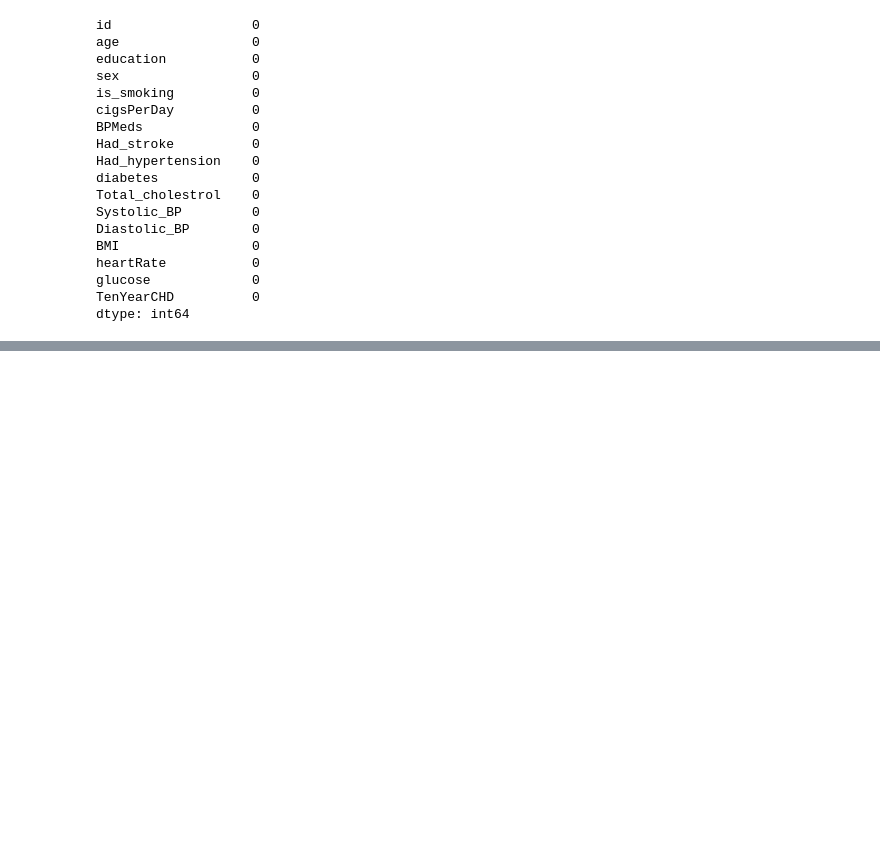
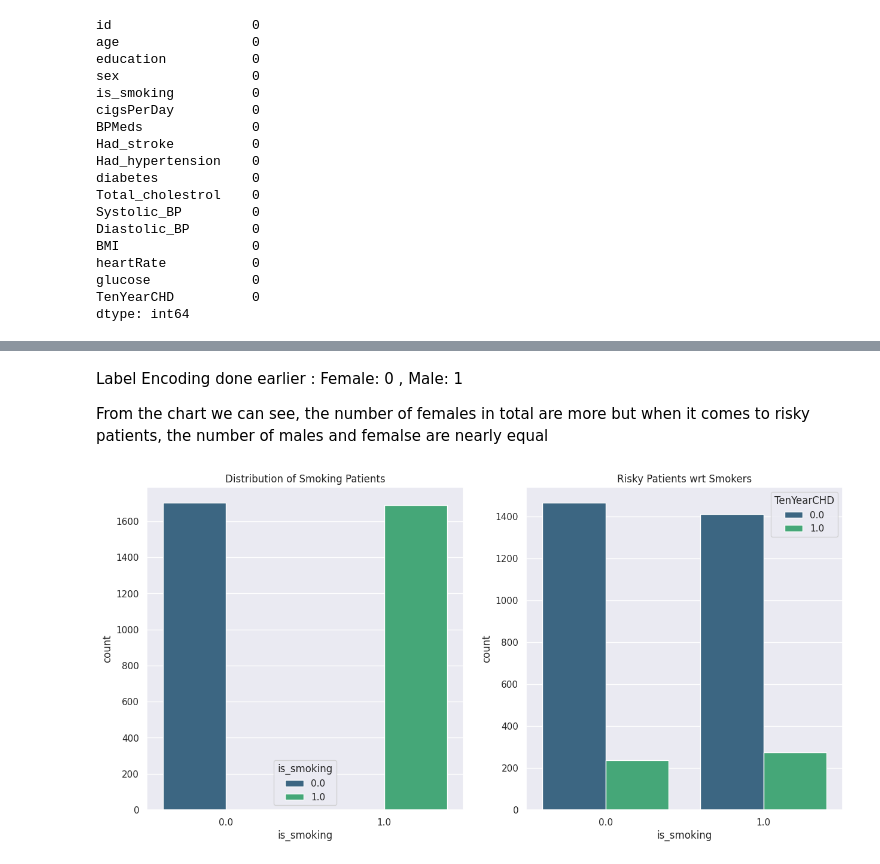
Before and after one commit to sidpatondikar/Capstone-Cardiovascular-Risk-Prediction, a Jupyter notebook: Cardiovasuclar_Risk_Prediction.ipynb, the cells around one changed output, grey strips where cells are left out. Saved outputs shown, nothing was run; the diff lists cells and outputs as text; code cells hidden in the pictures; blank space fills up the shorter version.

```diff
--- a/Cardiovasuclar_Risk_Prediction.ipynb
+++ b/Cardiovasuclar_Risk_Prediction.ipynb
@@ -346,0 +410,18 @@ dtype: int64
+# %% [markdown]
+Label Encoding done earlier : Female: 0 , Male: 1
+
+From the chart we can see, the number of females in total are more but when it comes to risky patients, the number of males and femalse are nearly equal
+# %%
+#Distribution of smokers
+plt.figure(figsize=(15,7))
+
+plt.subplot(1,2,1)
+sns.countplot(data=df,x='is_smoking',hue='is_smoking',palette='viridis')
+plt.title('Distribution of Smoking Patients')
+
+plt.subplot(1,2,2)
+sns.countplot(data=df,x='is_smoking',hue='TenYearCHD',palette='viridis')
+plt.title('Risky Patients wrt Smokers')
+plt.show()
+# %% [output]
+[figure, added]
```
Also changed, not shown: parts of 28 cells of this notebook.
